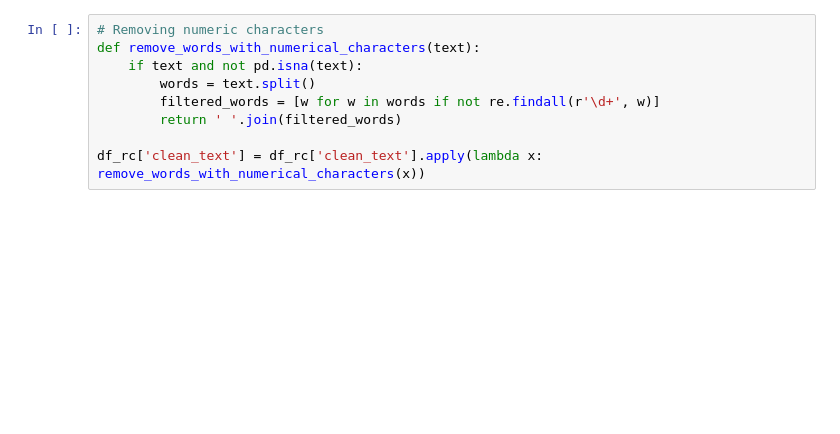
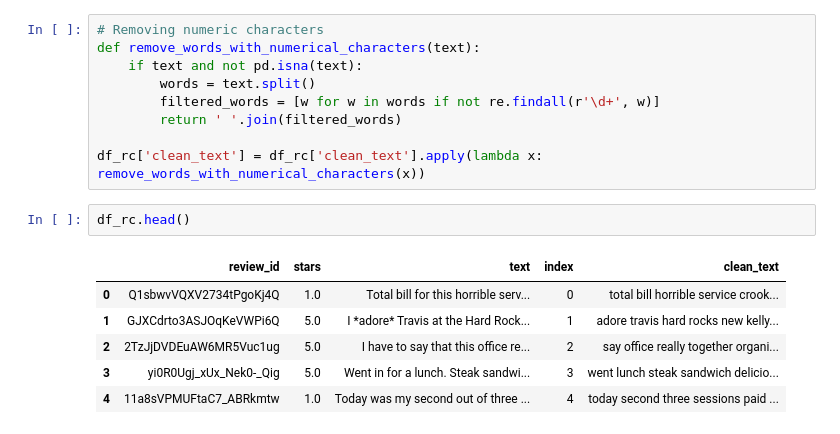
Before and after one commit to KoralegeiKavindya/DL-CW, a Jupyter notebook: Supervised_Model_CW2.ipynb, the cells around one changed output. Saved outputs shown, nothing was run; the diff lists cells and outputs as text; blank space fills up the shorter version.

```diff
--- a/Supervised_Model_CW2.ipynb
+++ b/Supervised_Model_CW2.ipynb
@@ -631,3 +629,12 @@ def remove_words_with_numerical_characters(text):
         return ' '.join(filtered_words)
 
 df_rc['clean_text'] = df_rc['clean_text'].apply(lambda x: remove_words_with_numerical_characters(x))
+# %%
+df_rc.head()
+# %% [output]
+|  | review_id | stars | text | index | clean_text |
+| 0 | Q1sbwvVQXV2734tPgoKj4Q | 1.0 | Total bill for this horrible serv... | 0 | total bill horrible service crook... |
+| 1 | GJXCdrto3ASJOqKeVWPi6Q | 5.0 | I *adore* Travis at the Hard Rock... | 1 | adore travis hard rocks new kelly... |
+| 2 | 2TzJjDVDEuAW6MR5Vuc1ug | 5.0 | I have to say that this office re... | 2 | say office really together organi... |
+| 3 | yi0R0Ugj_xUx_Nek0-_Qig | 5.0 | Went in for a lunch. Steak sandwi... | 3 | went lunch steak sandwich delicio... |
+| 4 | 11a8sVPMUFtaC7_ABRkmtw | 1.0 | Today was my second out of three ... | 4 | today second three sessions paid ... |
```
Also changed, not shown: parts of 25 cells of this notebook.
